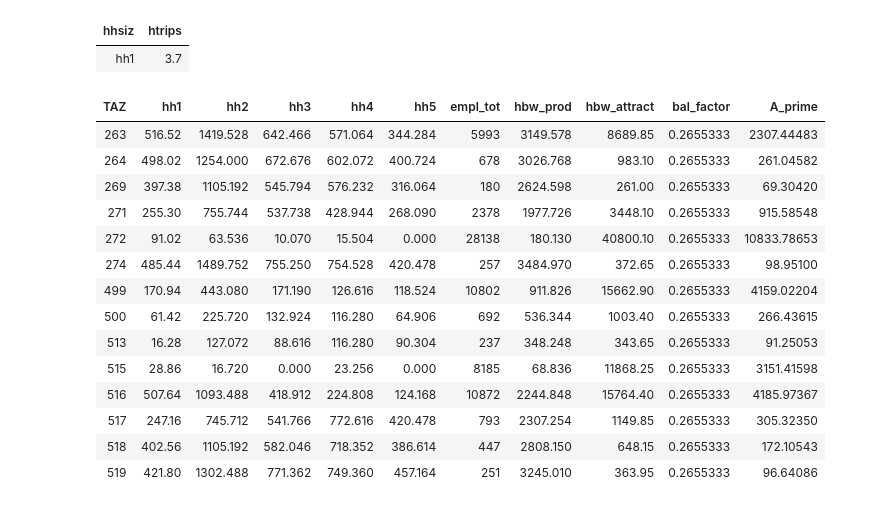
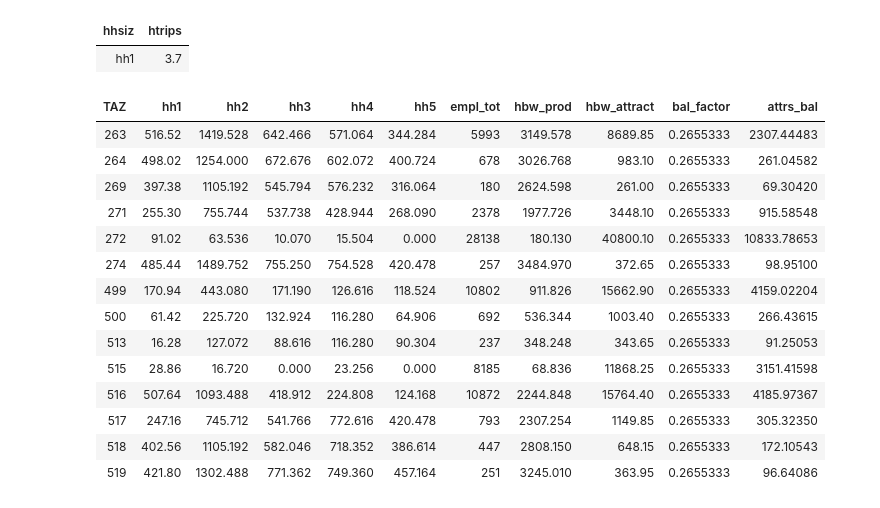
Before and after one commit to saashimi/USP_587, a Jupyter notebook: HW3.ipynb, the cells around one changed output. Drawn from its saved outputs; the diff is of its cells as text; code cells hidden in the pictures.

```diff
--- a/HW3.ipynb
+++ b/HW3.ipynb
@@ -1,8 +1,7 @@
 # %%
-library(dplyr)
-library(ggplot2)
+library(tidyverse)
 
-wd <- "C:/Users/saavedrak/Desktop/USP_587_data/HW3/"
+wd <- "/Users/kevin/Desktop/USP_587_data/HW3/"
 df.demog <- read.csv(paste(wd, "hw3_demog.csv", sep=""))
 df.trips.inc <- read.csv(paste(wd, "hw3_trip_rates.csv", sep=""))
 df.trips.hhsiz <- read.csv(paste(wd, "hw3_trip_rates_hhsiz.csv", sep=""))
@@ -42,20 +41,19 @@ df.mult[1,]
 # %%
 df.prod.attr <- df.demog %>%
     select(TAZ, hh1, hh2, hh3, hh4, hh5, empl_tot) %>%
     mutate(hh1 = hh1 * 3.7 *.2) %>%
     mutate(hh2 = hh2 * 7.6 * .22) %>%
     mutate(hh3 = hh3 * 10.6 * .19) %>%
     mutate(hh4 = hh4 * 13.6 * .19) %>%
     mutate(hh5 = hh5 * 16.6 * .17) %>%
     mutate(hbw_prod = hh1 + hh2 + hh3 + hh4) %>%
     mutate(hbw_attract = empl_tot * 1.45) %>%
     mutate(bal_factor = (sum(hbw_prod) / sum(hbw_attract))) %>%
-    mutate(A_prime = bal_factor * hbw_attract)
-
+    mutate(attrs_bal = bal_factor * hbw_attract)
 
 df.prod.attr
 # %% [output]
-| TAZ | hh1 | hh2 | hh3 | hh4 | hh5 | empl_tot | hbw_prod | hbw_attract | bal_factor | A_prime |
+| TAZ | hh1 | hh2 | hh3 | hh4 | hh5 | empl_tot | hbw_prod | hbw_attract | bal_factor | attrs_bal |
 | 263 | 516.52 | 1419.528 | 642.466 | 571.064 | 344.284 | 5993 | 3149.578 | 8689.85 | 0.2655333 | 2307.44483 |
 | 264 | 498.02 | 1254.000 | 672.676 | 602.072 | 400.724 | 678 | 3026.768 | 983.10 | 0.2655333 | 261.04582 |
 | 269 | 397.38 | 1105.192 | 545.794 | 576.232 | 316.064 | 180 | 2624.598 | 261.00 | 0.2655333 | 69.30420 |
```
Also changed, not shown: parts of 4 cells of this notebook.
